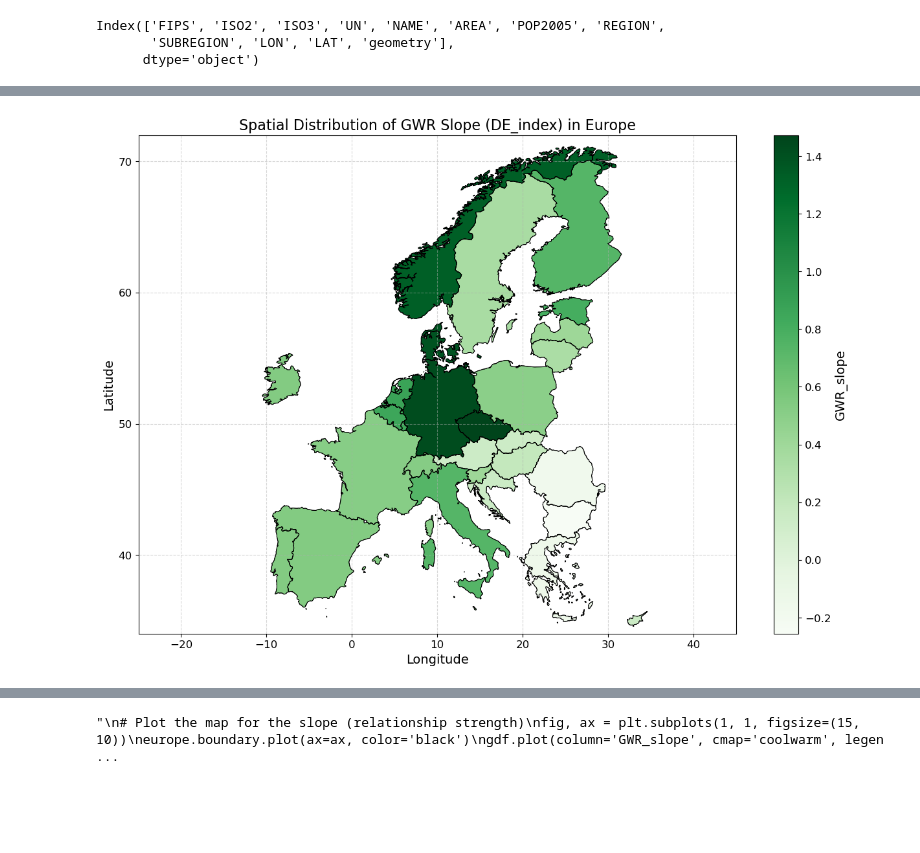
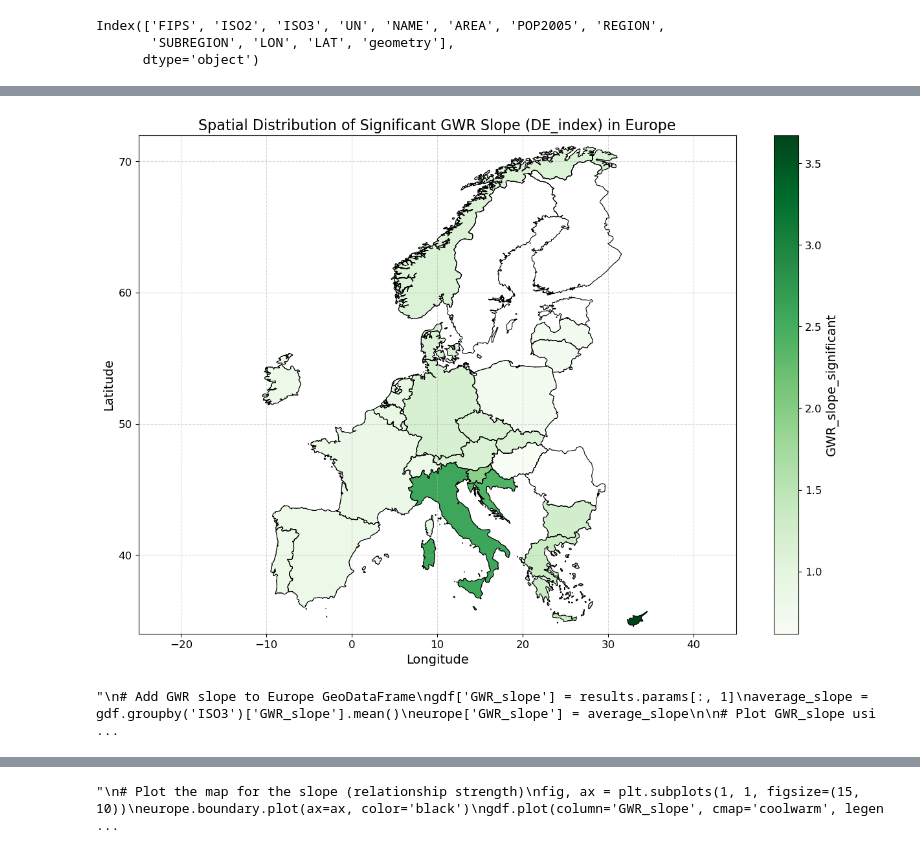
Before and after one commit to HumphreyHZ/CASA0004, a Jupyter notebook: Code.ipynb, the cells around one changed output, grey strips where cells are left out. Drawn from its saved outputs; the diff is of its cells as text; code cells hidden in the pictures; blank space fills up the shorter version.

```diff
--- a/Code.ipynb
+++ b/Code.ipynb
@@ -514,7 +478,30 @@ europe.set_crs(epsg=4326, allow_override=True)
 # Merge GWR results with Europe shapefile based on ISO3 codes
 gdf = gdf.set_index('ISO3')
 europe = europe.set_index('ISO3')
+# %%
+# Step 1: Calculate local t-values
+gdf['t_value'] = results.params[:, 1] / results.bse[:, 1]
+
+# Step 2: Calculate local p-values
+
+local_df = results.n - results.tr_S
+gdf['p_value'] = 2 * (1 - stats.t.cdf(np.abs(gdf['t_value']), df=local_df))
+
+# Step 3: Filter out regions where the slope is not significant at the 0.05 level
+# Only keep regions where p_value < 0.05
+significant_gdf = gdf[gdf['p_value'] < 0.05]
+
+# Optional: Calculate the average slope for significant regions
+average_slope_significant = significant_gdf.groupby('ISO3')['GWR_slope'].mean()
+europe['GWR_slope_significant'] = average_slope_significant
+
+# Step 4: Plot only the significant regions
+# Assuming 'plot_map' is your custom function for plotting
+plot_map('GWR_slope_significant', 'Spatial Distribution of Significant GWR Slope (DE_index) in Europe', cmap='Greens')
+# %% [output]
+[figure, added]
 # %%
+'''
 # Add GWR slope to Europe GeoDataFrame
 gdf['GWR_slope'] = results.params[:, 1]
 average_slope = gdf.groupby('ISO3')['GWR_slope'].mean()
@@ -522,8 +509,9 @@ europe['GWR_slope'] = average_slope
 
 # Plot GWR_slope using a detailed color scale
 plot_map('GWR_slope', 'Spatial Distribution of GWR Slope (DE_index) in Europe', cmap='Greens')
+'''
 # %% [output]
-[figure, removed]
+"\n# Add GWR slope to Europe GeoDataFrame\ngdf['GWR_slope'] = results.params[:, 1]\naverage_slope = gdf.groupby('ISO3')['GWR_slope'].mean()\neurope['GWR_slope'] = average_slope\n\n# Plot GWR_slope usi ...
 # %%
 print(gdf.columns)
 # %% [output]
```
Also changed, not shown: parts of 82 cells of this notebook.
